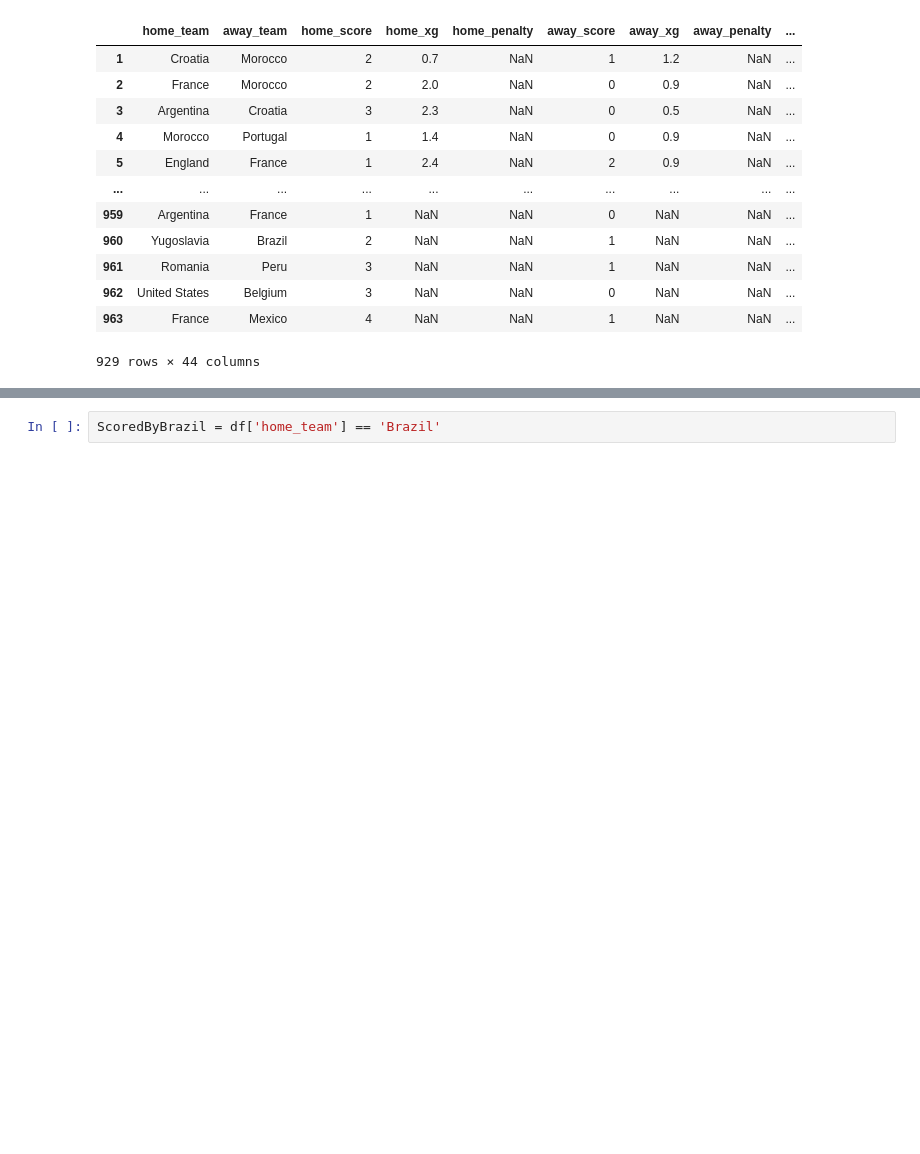
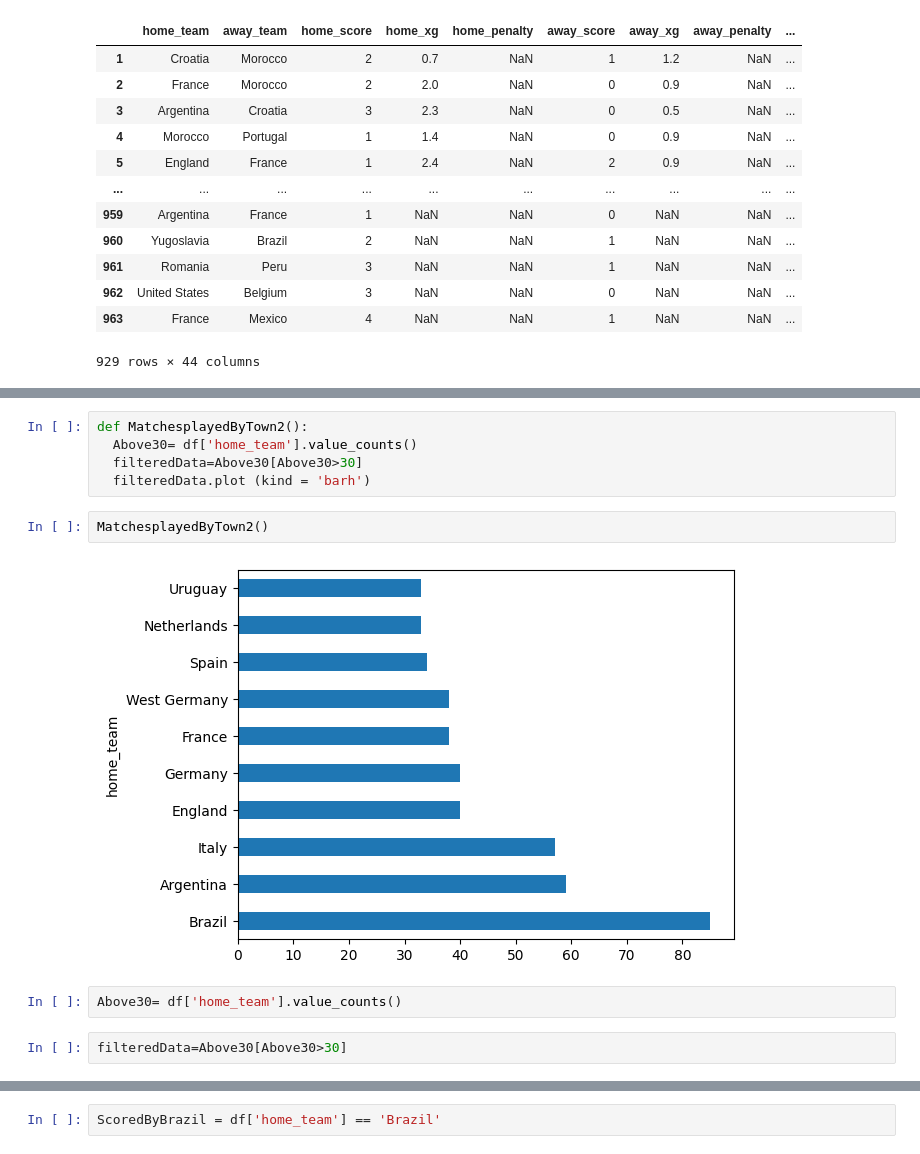
Before and after one commit to nikhithanri123/Python-Mini-Project, a Jupyter notebook: Data Visualization using PANDAS.ipynb, the cells around one changed output, grey strips where cells are left out. Cells and saved outputs as stored; diff of their text form; blank space fills up the shorter version.

```diff
--- a/Data Visualization using PANDAS.ipynb
+++ b/Data Visualization using PANDAS.ipynb
@@ -130,0 +221,13 @@ df[ScoredAboveZero]
+# %%
+def MatchesplayedByTown2():
+  Above30= df['home_team'].value_counts()
+  filteredData=Above30[Above30>30]
+  filteredData.plot (kind = 'barh')
+# %%
+MatchesplayedByTown2()
+# %% [output]
+[figure, added]
+# %%
+Above30= df['home_team'].value_counts()
+# %%
+filteredData=Above30[Above30>30]
```
Also changed, not shown: parts of 18 cells of this notebook.
